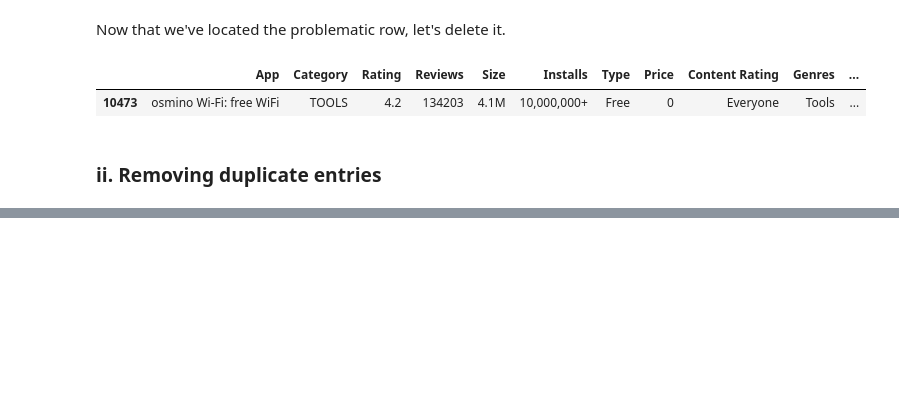
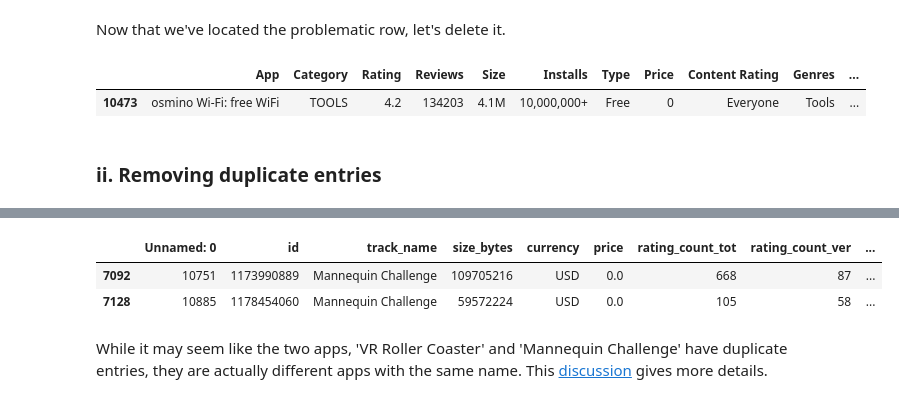
Before and after one commit to 0gregory0/Mobile-App-EDA, a Jupyter notebook: app_profiles.ipynb, the cells around one changed output, grey strips where cells are left out. Saved outputs shown, nothing was run; the diff lists cells and outputs as text; code cells hidden in the pictures; blank space fills up the shorter version.

```diff
--- a/app_profiles.ipynb
+++ b/app_profiles.ipynb
@@ -108,0 +198,9 @@ google_df.iloc[[10472], :]
+# %%
+is_dup2 = apple_df["track_name"] == "Mannequin Challenge"
+apple_df[is_dup2]
+# %% [output]
+|  | Unnamed: 0 | id | track_name | size_bytes | currency | price | rating_count_tot | rating_count_ver | ... |
+| 7092 | 10751 | 1173990889 | Mannequin Challenge | 109705216 | USD | 0.0 | 668 | 87 | ... |
+| 7128 | 10885 | 1178454060 | Mannequin Challenge | 59572224 | USD | 0.0 | 105 | 58 | ... |
+# %% [markdown]
+While it may seem like the two apps, 'VR Roller Coaster' and 'Mannequin Challenge' have duplicate entries, they are actually different apps with the same name. This [discussion](https://www.kaggle.com/datasets/ramamet4/app-store-apple-data-set-10k-apps/discussion/90409#535304) gives more details.
```
Also changed, not shown: parts of 12 cells of this notebook.
